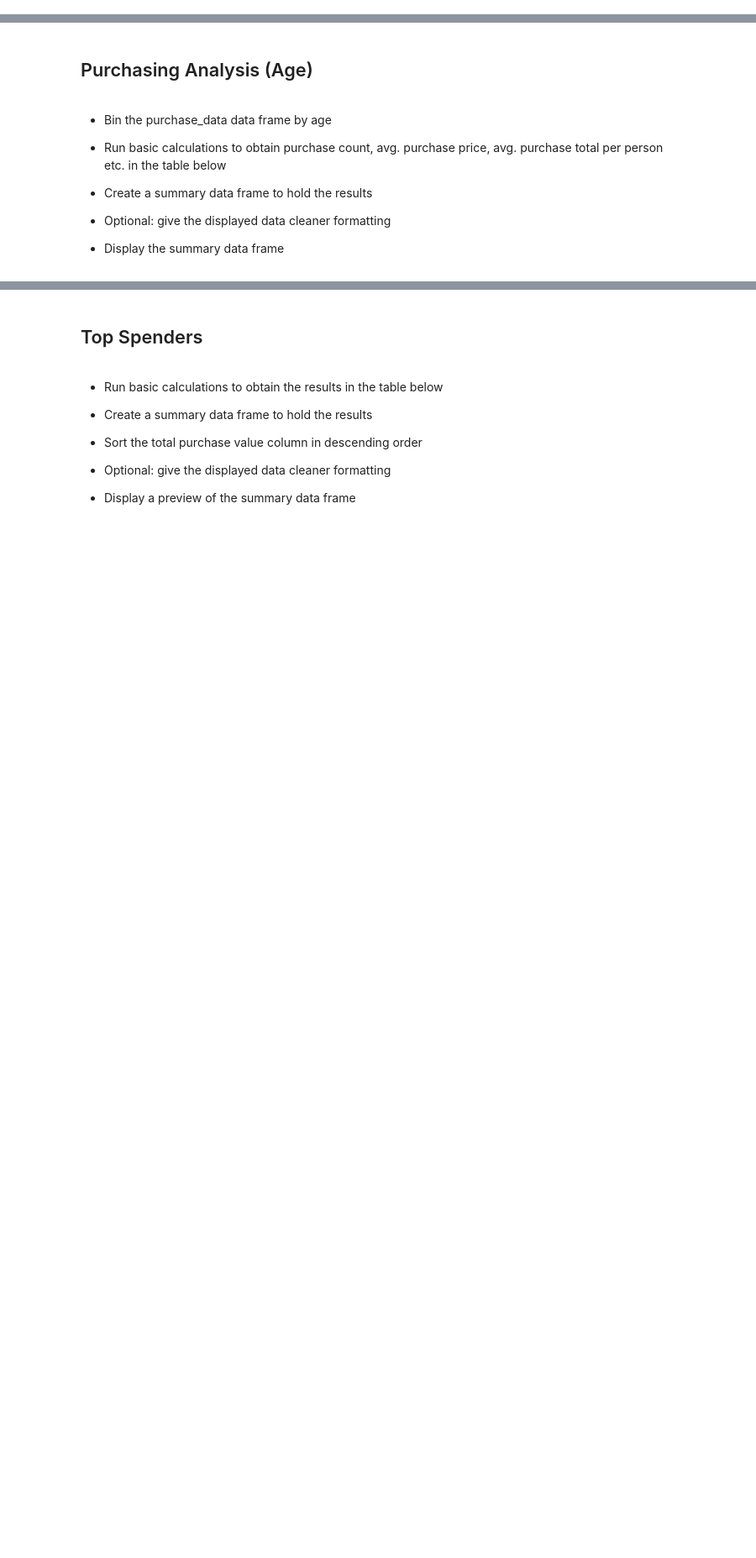
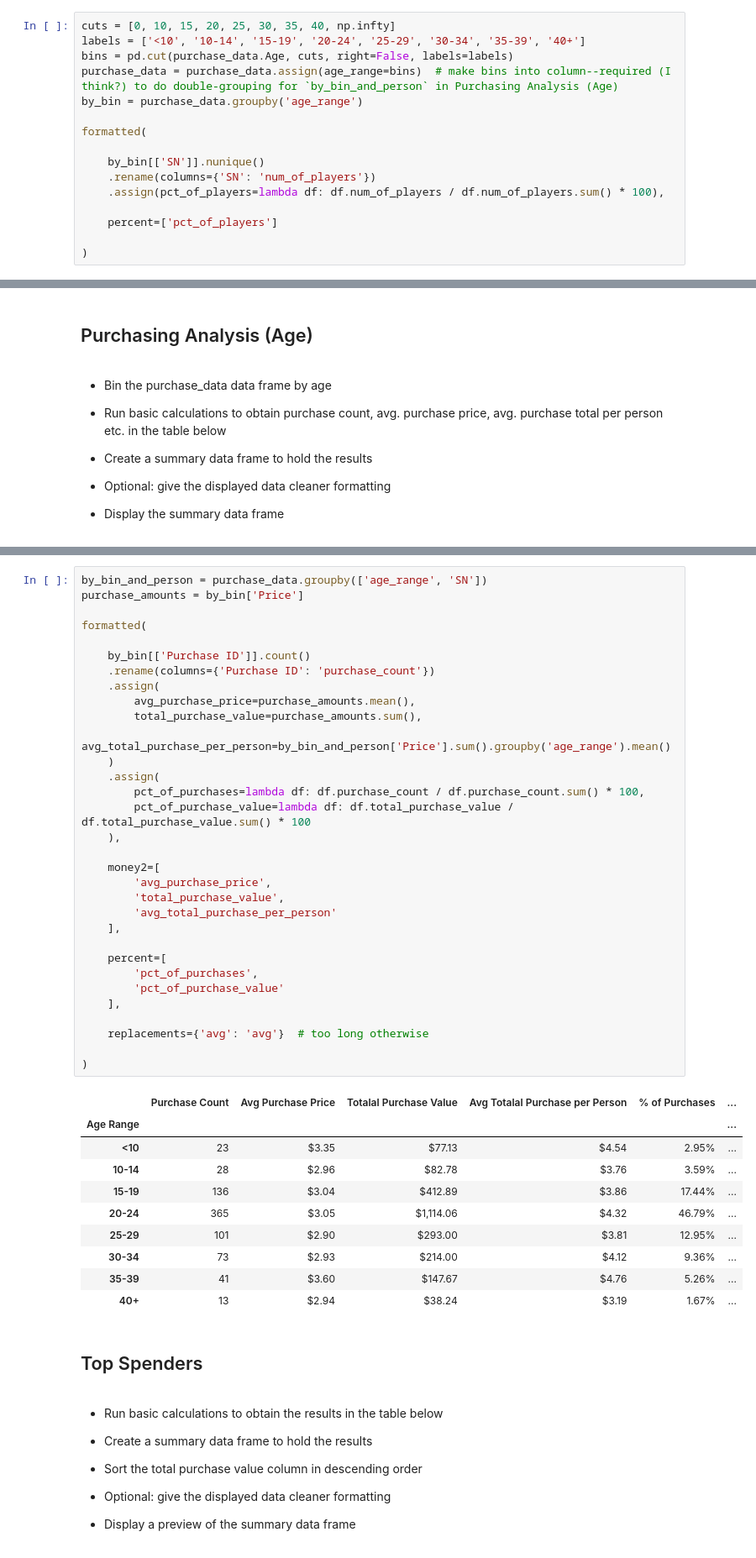
Before and after one commit to eanord4/pandas-challenge, a Jupyter notebook: HeroesOfPymoli/HeroesOfPymoli_EAN.ipynb, the cells around one changed output, grey strips where cells are left out. Shown at 84% size. Cells and saved outputs as stored; diff of their text form; blank space fills up the shorter version.

Commit message:
Complete HeroesOfPymoli through Purchasing Analysis (Age)

```diff
--- a/HeroesOfPymoli/HeroesOfPymoli_EAN.ipynb
+++ b/HeroesOfPymoli/HeroesOfPymoli_EAN.ipynb
@@ -311,0 +309,16 @@ Name: Price, dtype: float64
+# %%
+cuts = [0, 10, 15, 20, 25, 30, 35, 40, np.infty]
+labels = ['<10', '10-14', '15-19', '20-24', '25-29', '30-34', '35-39', '40+']
+bins = pd.cut(purchase_data.Age, cuts, right=False, labels=labels)
+purchase_data = purchase_data.assign(age_range=bins)  # make bins into column--required (I think?) to do double-grouping for `by_bin_and_person` in Purchasing Analysis (Age)
+by_bin = purchase_data.groupby('age_range')
+
+formatted(
+
+    by_bin[['SN']].nunique()
+    .rename(columns={'SN': 'num_of_players'})
+    .assign(pct_of_players=lambda df: df.num_of_players / df.num_of_players.sum() * 100),
+
+    percent=['pct_of_players']
+
+)
@@ -340,3 +352,46 @@ Name: Price, dtype: float64
+# %%
+by_bin_and_person = purchase_data.groupby(['age_range', 'SN'])
+purchase_amounts = by_bin['Price']
+
+formatted(
+
+    by_bin[['Purchase ID']].count()
+    .rename(columns={'Purchase ID': 'purchase_count'})
+    .assign(
+        avg_purchase_price=purchase_amounts.mean(),
+        total_purchase_value=purchase_amounts.sum(),
+        avg_total_purchase_per_person=by_bin_and_person['Price'].sum().groupby('age_range').mean()
+    )
+    .assign(
+        pct_of_purchases=lambda df: df.purchase_count / df.purchase_count.sum() * 100,
+        pct_of_purchase_value=lambda df: df.total_purchase_value / df.total_purchase_value.sum() * 100
+    ),
+
+    money2=[
+        'avg_purchase_price',
+        'total_purchase_value',
+        'avg_total_purchase_per_person'
+    ],
+
+    percent=[
+        'pct_of_purchases',
+        'pct_of_purchase_value'
+    ],
+
+    replacements={'avg': 'avg'}  # too long otherwise
+
+)
+# %% [output]
+|  | Purchase Count | Avg Purchase Price | Totalal Purchase Value | Avg Totalal Purchase per Person | % of Purchases | ... |
+| Age Range |  |  |  |  |  | ... |
+| <10 | 23 | $3.35 | $77.13 | $4.54 | 2.95% | ... |
+| 10-14 | 28 | $2.96 | $82.78 | $3.76 | 3.59% | ... |
+| 15-19 | 136 | $3.04 | $412.89 | $3.86 | 17.44% | ... |
+| 20-24 | 365 | $3.05 | $1,114.06 | $4.32 | 46.79% | ... |
+| 25-29 | 101 | $2.90 | $293.00 | $3.81 | 12.95% | ... |
+| 30-34 | 73 | $2.93 | $214.00 | $4.12 | 9.36% | ... |
+| 35-39 | 41 | $3.60 | $147.67 | $4.76 | 5.26% | ... |
+| 40+ | 13 | $2.94 | $38.24 | $3.19 | 1.67% | ... |
 # %% [markdown]
 ## Top Spenders
 # %% [markdown]
```
Also changed, not shown: parts of 10 cells of this notebook.
